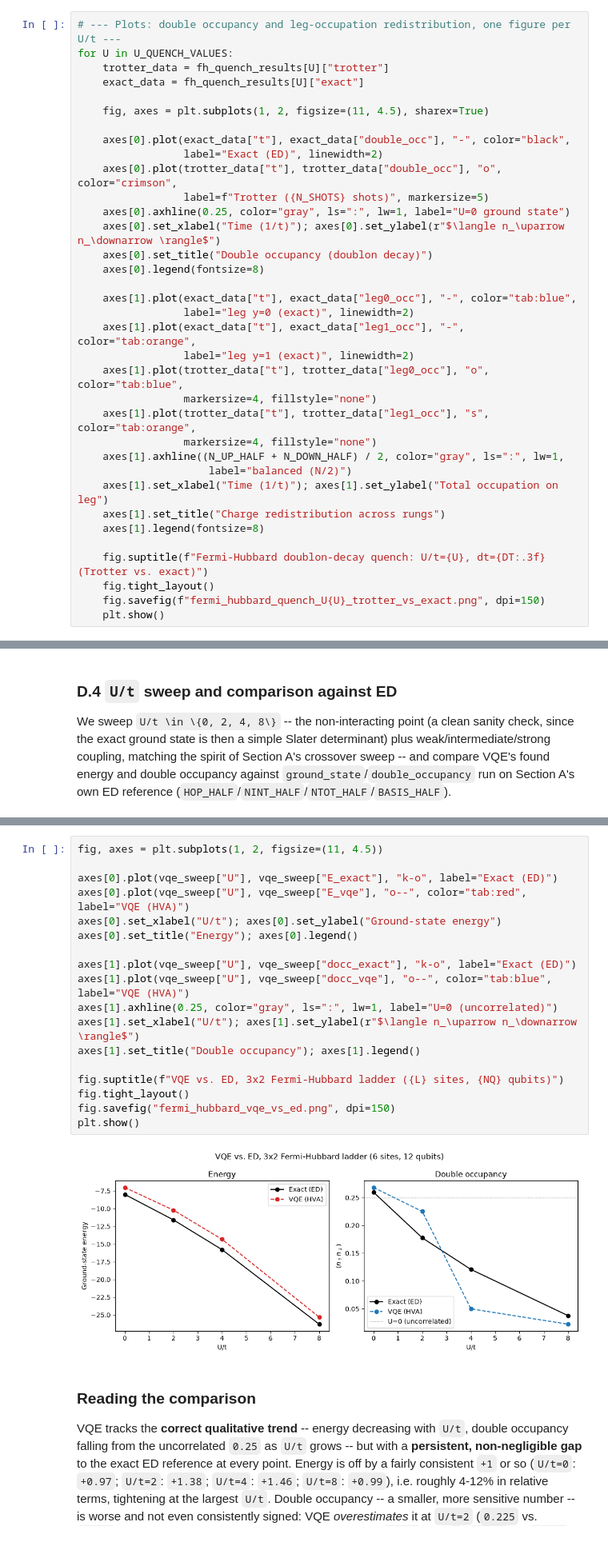
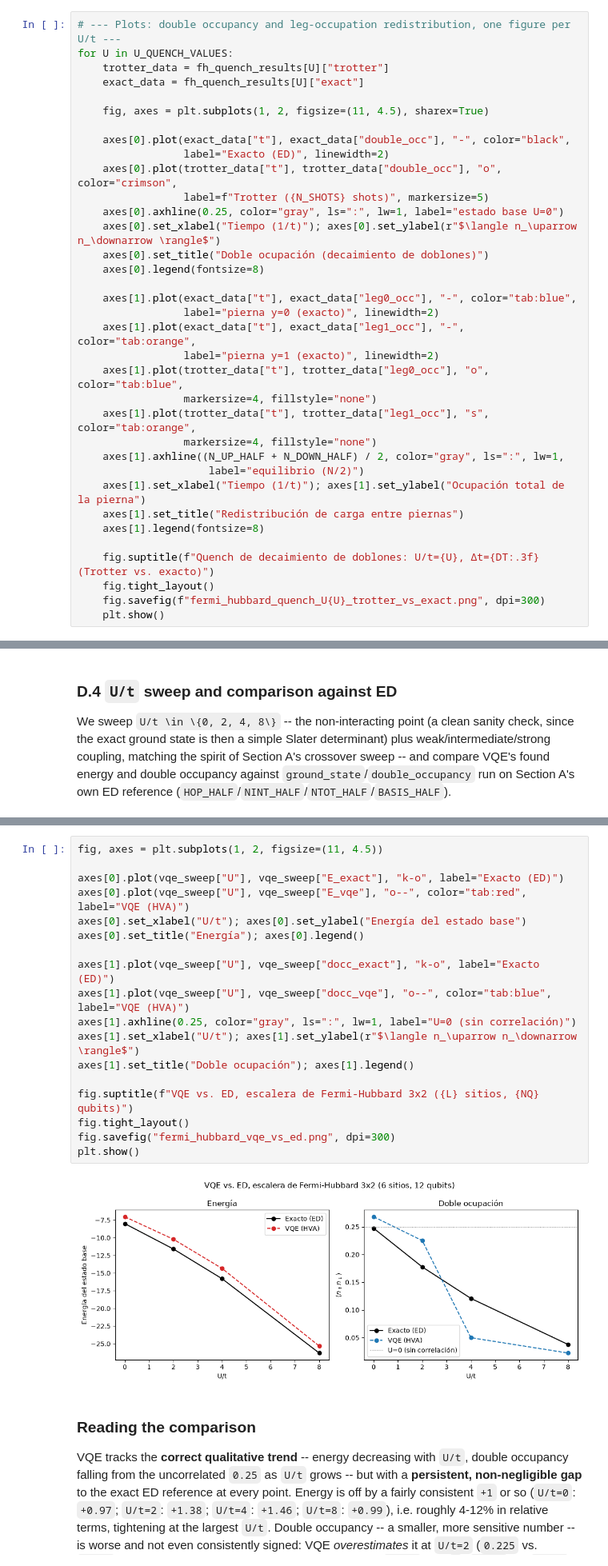
Before and after one commit to Luis1Corado/Quantathon-CR-2026-Challenge-3, a Jupyter notebook: FermiHubbard2D_ED_Trotter_VQE.ipynb, the cells around one changed output, grey strips where cells are left out. Shown at 80% size. Saved outputs shown, nothing was run; the diff lists cells and outputs as text.

```diff
--- a/FermiHubbard2D_ED_Trotter_VQE.ipynb
+++ b/FermiHubbard2D_ED_Trotter_VQE.ipynb
@@ -605,30 +612,30 @@ for U in U_QUENCH_VALUES:
     fig, axes = plt.subplots(1, 2, figsize=(11, 4.5), sharex=True)
 
     axes[0].plot(exact_data["t"], exact_data["double_occ"], "-", color="black",
-                 label="Exact (ED)", linewidth=2)
+                 label="Exacto (ED)", linewidth=2)
     axes[0].plot(trotter_data["t"], trotter_data["double_occ"], "o", color="crimson",
                  label=f"Trotter ({N_SHOTS} shots)", markersize=5)
-    axes[0].axhline(0.25, color="gray", ls=":", lw=1, label="U=0 ground state")
-    axes[0].set_xlabel("Time (1/t)"); axes[0].set_ylabel(r"$\langle n_\uparrow n_\downarrow \rangle$")
-    axes[0].set_title("Double occupancy (doublon decay)")
+    axes[0].axhline(0.25, color="gray", ls=":", lw=1, label="estado base U=0")
+    axes[0].set_xlabel("Tiempo (1/t)"); axes[0].set_ylabel(r"$\langle n_\uparrow n_\downarrow \rangle$")
+    axes[0].set_title("Doble ocupación (decaimiento de doblones)")
     axes[0].legend(fontsize=8)
 
     axes[1].plot(exact_data["t"], exact_data["leg0_occ"], "-", color="tab:blue",
-                 label="leg y=0 (exact)", linewidth=2)
+                 label="pierna y=0 (exacto)", linewidth=2)
     axes[1].plot(exact_data["t"], exact_data["leg1_occ"], "-", color="tab:orange",
-                 label="leg y=1 (exact)", linewidth=2)
+                 label="pierna y=1 (exacto)", linewidth=2)
     axes[1].plot(trotter_data["t"], trotter_data["leg0_occ"], "o", color="tab:blue",
                  markersize=4, fillstyle="none")
     axes[1].plot(trotter_data["t"], trotter_data["leg1_occ"], "s", color="tab:orange",
                  markersize=4, fillstyle="none")
     axes[1].axhline((N_UP_HALF + N_DOWN_HALF) / 2, color="gray", ls=":", lw=1,
-                     label="balanced (N/2)")
-    axes[1].set_xlabel("Time (1/t)"); axes[1].set_ylabel("Total occupation on leg")
-    axes[1].set_title("Charge redistribution across rungs")
+                     label="equilibrio (N/2)")
+    axes[1].set_xlabel("Tiempo (1/t)"); axes[1].set_ylabel("Ocupación total de la pierna")
+    axes[1].set_title("Redistribución de carga entre piernas")
     axes[1].legend(fontsize=8)
 
-    fig.suptitle(f"Fermi-Hubbard doublon-decay quench: U/t={U}, dt={DT:.3f} (Trotter vs. exact)")
+    fig.suptitle(f"Quench de decaimiento de doblones: U/t={U}, Δt={DT:.3f} (Trotter vs. exacto)")
     fig.tight_layout()
-    fig.savefig(f"fermi_hubbard_quench_U{U}_trotter_vs_exact.png", dpi=150)
+    fig.savefig(f"fermi_hubbard_quench_U{U}_trotter_vs_exact.png", dpi=300)
     plt.show()
 # %% [output]
@@ -913,23 +920,23 @@ U/t=8.0  VQE: E=-25.3196 docc=0.0224  |  ED: E=-26.3108 docc=0.0378  (dE=+0.9912
 # %%
 fig, axes = plt.subplots(1, 2, figsize=(11, 4.5))
 
-axes[0].plot(vqe_sweep["U"], vqe_sweep["E_exact"], "k-o", label="Exact (ED)")
+axes[0].plot(vqe_sweep["U"], vqe_sweep["E_exact"], "k-o", label="Exacto (ED)")
 axes[0].plot(vqe_sweep["U"], vqe_sweep["E_vqe"], "o--", color="tab:red", label="VQE (HVA)")
-axes[0].set_xlabel("U/t"); axes[0].set_ylabel("Ground-state energy")
-axes[0].set_title("Energy"); axes[0].legend()
+axes[0].set_xlabel("U/t"); axes[0].set_ylabel("Energía del estado base")
+axes[0].set_title("Energía"); axes[0].legend()
 
-axes[1].plot(vqe_sweep["U"], vqe_sweep["docc_exact"], "k-o", label="Exact (ED)")
+axes[1].plot(vqe_sweep["U"], vqe_sweep["docc_exact"], "k-o", label="Exacto (ED)")
 axes[1].plot(vqe_sweep["U"], vqe_sweep["docc_vqe"], "o--", color="tab:blue", label="VQE (HVA)")
-axes[1].axhline(0.25, color="gray", ls=":", lw=1, label="U=0 (uncorrelated)")
+axes[1].axhline(0.25, color="gray", ls=":", lw=1, label="U=0 (sin correlación)")
 axes[1].set_xlabel("U/t"); axes[1].set_ylabel(r"$\langle n_\uparrow n_\downarrow \rangle$")
-axes[1].set_title("Double occupancy"); axes[1].legend()
+axes[1].set_title("Doble ocupación"); axes[1].legend()
 
-fig.suptitle(f"VQE vs. ED, 3x2 Fermi-Hubbard ladder ({L} sites, {NQ} qubits)")
+fig.suptitle(f"VQE vs. ED, escalera de Fermi-Hubbard 3x2 ({L} sitios, {NQ} qubits)")
 fig.tight_layout()
-fig.savefig("fermi_hubbard_vqe_vs_ed.png", dpi=150)
+fig.savefig("fermi_hubbard_vqe_vs_ed.png", dpi=300)
 plt.show()
 # %% [output]
-[figure, old version]
+[figure, new version]
 # %% [markdown]
 ### Reading the comparison
 
```
Also changed, not shown: parts of 6 cells of this notebook, 12 other files.
